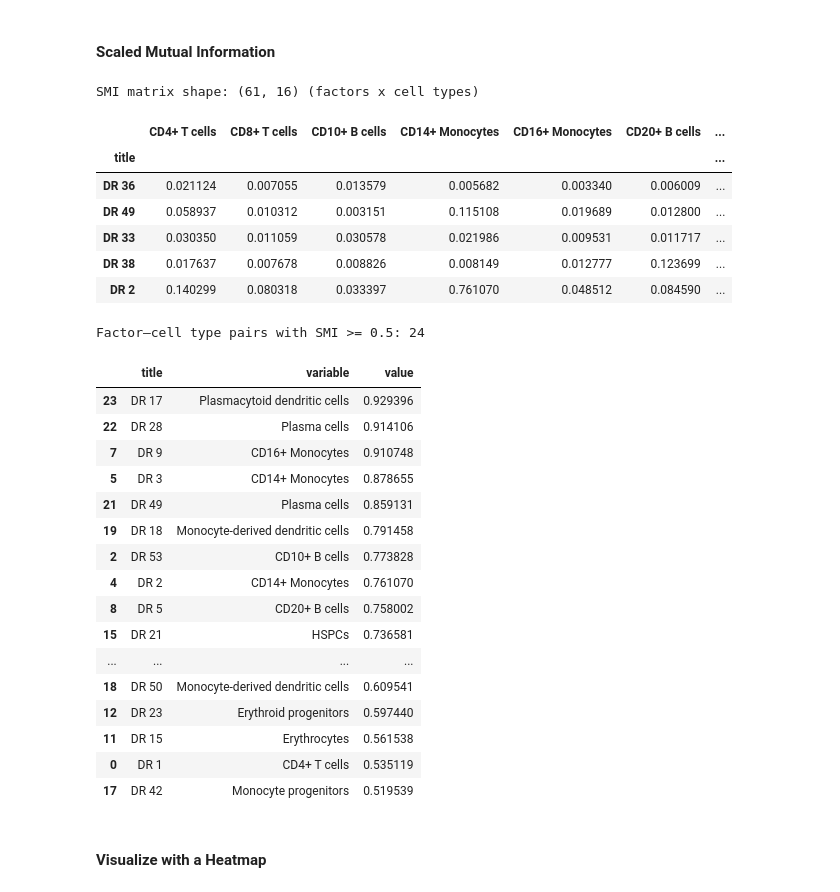
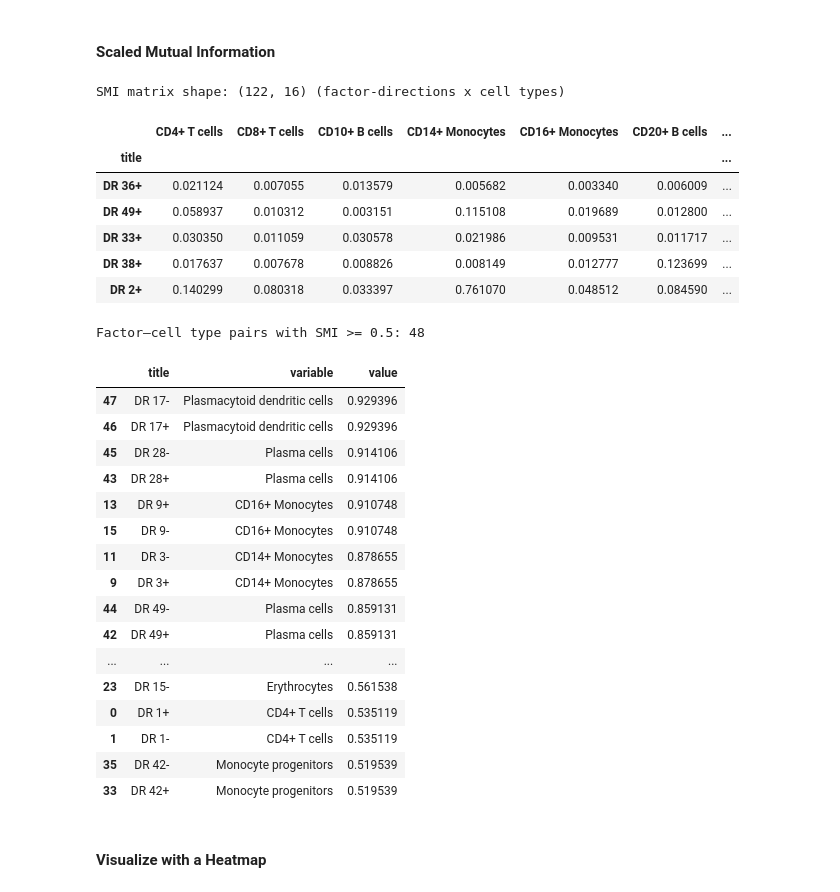
Before and after one commit to clarasoekler/DRVI_tutorials, a Jupyter notebook: identification_of_factors_tutorial.ipynb, the cells around one changed output. Cells and saved outputs as stored; diff of their text form; code cells hidden in the pictures.

```diff
--- a/identification_of_factors_tutorial.ipynb
+++ b/identification_of_factors_tutorial.ipynb
@@ -230,30 +284,47 @@ from drvi.utils.metrics import DiscreteDisentanglementBenchmark
 # %% [markdown]
 #### Scaled Mutual Information
 # %%
-benchmark = DiscreteDisentanglementBenchmark(
+# SMI is computed separately for positive and negative directions of each factor.
+
+benchmark_pos = DiscreteDisentanglementBenchmark(
     embed_nv.X,
     dim_titles=embed_nv.var["title"],
     discrete_target=embed.obs[annot_col],
     metrics=["SMI-disc"],
     aggregation_methods=["LMS"],
 )
-benchmark.evaluate()
+benchmark_pos.evaluate()
+smi_pos = benchmark_pos.get_results_details()["SMI-disc"]
+smi_pos.index = [f"{t}+" for t in smi_pos.index]
+
+benchmark_neg = DiscreteDisentanglementBenchmark(
+    -embed_nv.X,
+    dim_titles=embed_nv.var["title"],
+    discrete_target=embed.obs[annot_col],
+    metrics=["SMI-disc"],
+    aggregation_methods=["LMS"],
+)
+benchmark_neg.evaluate()
+smi_neg = benchmark_neg.get_results_details()["SMI-disc"]
+smi_neg.index = [f"{t}-" for t in smi_neg.index]
+
+smi_similarity = pd.concat([smi_pos, smi_neg], axis=0)
+smi_similarity.index.name = "title"
 
 # You can optionally save benchmark object if you want.
 # benchmark.save(filename)
 # %%
-smi_similarity = benchmark.get_results_details()["SMI-disc"]
-print(f"SMI matrix shape: {smi_similarity.shape} (factors x cell types)")
+print(f"SMI matrix shape: {smi_similarity.shape} (factor-directions x cell types)")
 display(smi_similarity.head())
 # %% [output]
-SMI matrix shape: (61, 16) (factors x cell types)
+SMI matrix shape: (122, 16) (factor-directions x cell types)
 |  | CD4+ T cells | CD8+ T cells | CD10+ B cells | CD14+ Monocytes | CD16+ Monocytes | CD20+ B cells | ... |
 | title |  |  |  |  |  |  | ... |
-| DR 36 | 0.021124 | 0.007055 | 0.013579 | 0.005682 | 0.003340 | 0.006009 | ... |
-| DR 49 | 0.058937 | 0.010312 | 0.003151 | 0.115108 | 0.019689 | 0.012800 | ... |
-| DR 33 | 0.030350 | 0.011059 | 0.030578 | 0.021986 | 0.009531 | 0.011717 | ... |
-| DR 38 | 0.017637 | 0.007678 | 0.008826 | 0.008149 | 0.012777 | 0.123699 | ... |
-| DR 2 | 0.140299 | 0.080318 | 0.033397 | 0.761070 | 0.048512 | 0.084590 | ... |
+| DR 36+ | 0.021124 | 0.007055 | 0.013579 | 0.005682 | 0.003340 | 0.006009 | ... |
+| DR 49+ | 0.058937 | 0.010312 | 0.003151 | 0.115108 | 0.019689 | 0.012800 | ... |
+| DR 33+ | 0.030350 | 0.011059 | 0.030578 | 0.021986 | 0.009531 | 0.011717 | ... |
+| DR 38+ | 0.017637 | 0.007678 | 0.008826 | 0.008149 | 0.012777 | 0.123699 | ... |
+| DR 2+ | 0.140299 | 0.080318 | 0.033397 | 0.761070 | 0.048512 | 0.084590 | ... |
 # %%
 smi_top_matches = (
     smi_similarity.reset_index()
@@ -264,23 +335,23 @@ smi_top_matches = (
 print(f"Factor–cell type pairs with SMI >= {smi_threshold}: {len(smi_top_matches)}")
 display(smi_top_matches.sort_values("value", ascending=False))
 # %% [output]
-Factor–cell type pairs with SMI >= 0.5: 24
+Factor–cell type pairs with SMI >= 0.5: 48
 |  | title | variable | value |
-| 23 | DR 17 | Plasmacytoid dendritic cells | 0.929396 |
-| 22 | DR 28 | Plasma cells | 0.914106 |
-| 7 | DR 9 | CD16+ Monocytes | 0.910748 |
-| 5 | DR 3 | CD14+ Monocytes | 0.878655 |
-| 21 | DR 49 | Plasma cells | 0.859131 |
-| 19 | DR 18 | Monocyte-derived dendritic cells | 0.791458 |
-| 2 | DR 53 | CD10+ B cells | 0.773828 |
-| 4 | DR 2 | CD14+ Monocytes | 0.761070 |
-| 8 | DR 5 | CD20+ B cells | 0.758002 |
-| 15 | DR 21 | HSPCs | 0.736581 |
+| 47 | DR 17- | Plasmacytoid dendritic cells | 0.929396 |
+| 46 | DR 17+ | Plasmacytoid dendritic cells | 0.929396 |
+| 45 | DR 28- | Plasma cells | 0.914106 |
+| 43 | DR 28+ | Plasma cells | 0.914106 |
+| 13 | DR 9+ | CD16+ Monocytes | 0.910748 |
+| 15 | DR 9- | CD16+ Monocytes | 0.910748 |
+| 11 | DR 3- | CD14+ Monocytes | 0.878655 |
+| 9 | DR 3+ | CD14+ Monocytes | 0.878655 |
+| 44 | DR 49- | Plasma cells | 0.859131 |
+| 42 | DR 49+ | Plasma cells | 0.859131 |
 | ... | ... | ... | ... |
-| 18 | DR 50 | Monocyte-derived dendritic cells | 0.609541 |
-| 12 | DR 23 | Erythroid progenitors | 0.597440 |
-| 11 | DR 15 | Erythrocytes | 0.561538 |
-| 0 | DR 1 | CD4+ T cells | 0.535119 |
-| 17 | DR 42 | Monocyte progenitors | 0.519539 |
+| 23 | DR 15- | Erythrocytes | 0.561538 |
+| 0 | DR 1+ | CD4+ T cells | 0.535119 |
+| 1 | DR 1- | CD4+ T cells | 0.535119 |
+| 35 | DR 42- | Monocyte progenitors | 0.519539 |
+| 33 | DR 42+ | Monocyte progenitors | 0.519539 |
 # %% [markdown]
 #### Visualize with a Heatmap
```
Also changed, not shown: parts of 44 cells of this notebook, 1 other file.
